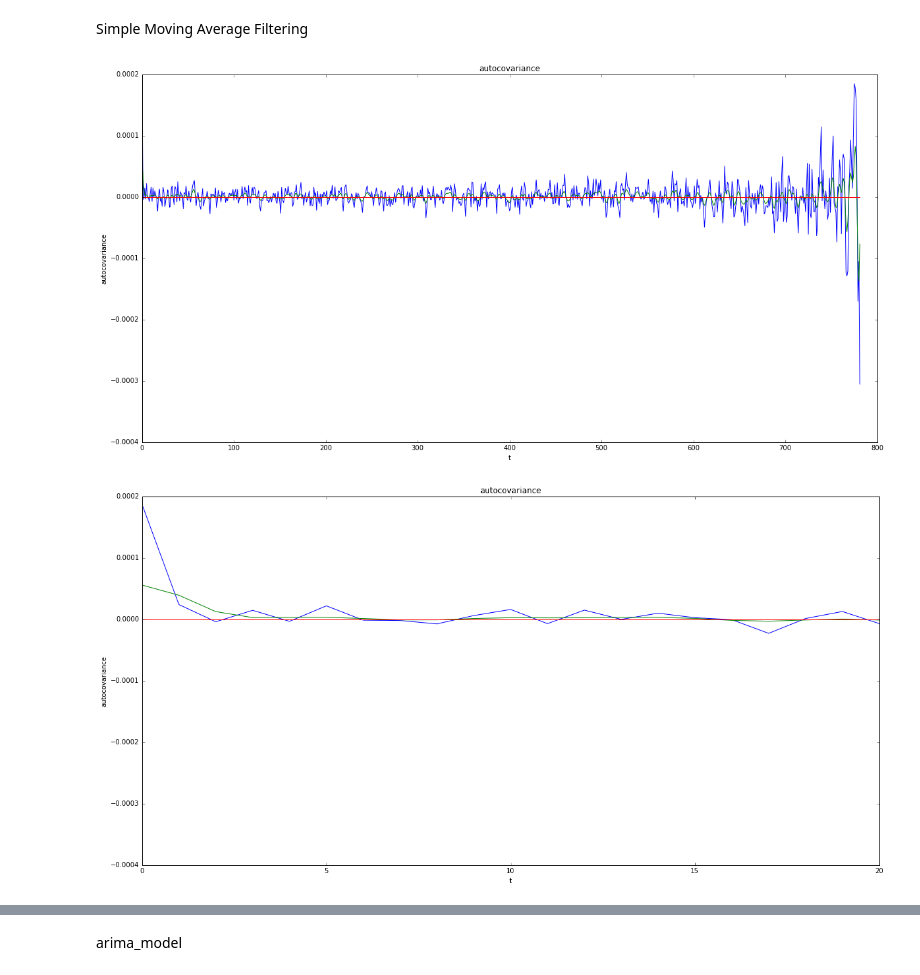
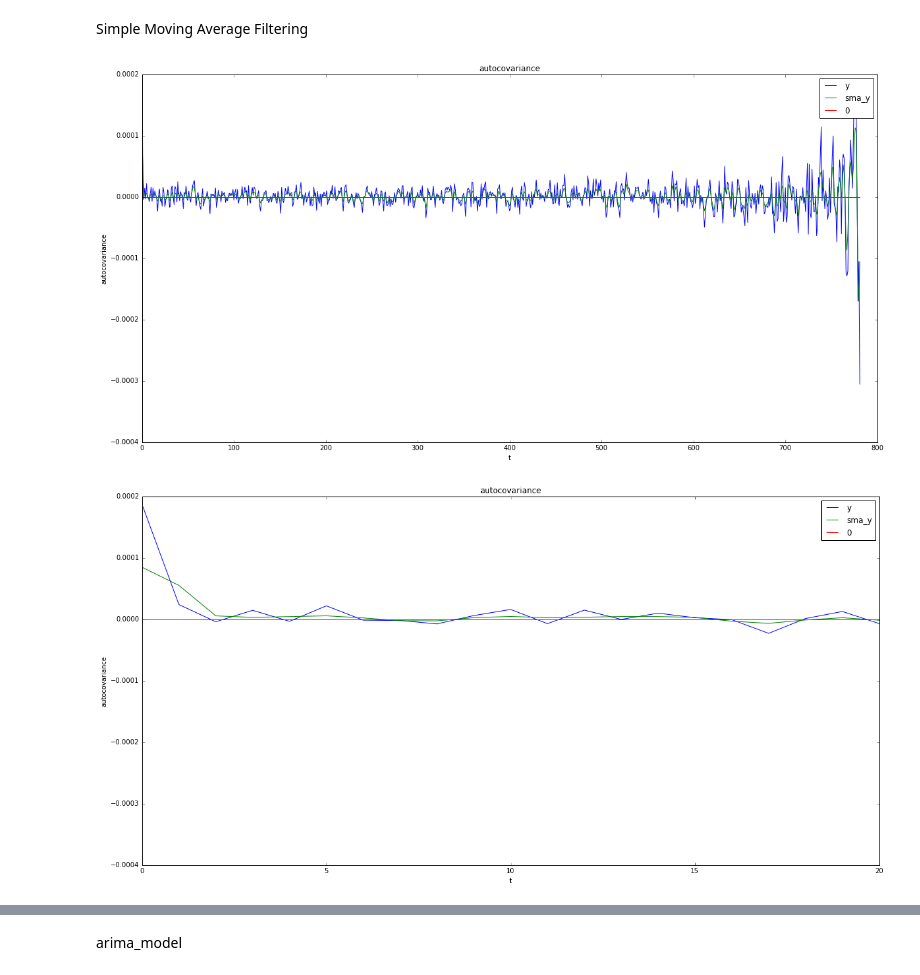
Before and after one commit to vipmax/PM, a Jupyter notebook: Task 3.ipynb, the cells around one changed output, grey strips where cells are left out. Cells and saved outputs as stored; diff of their text form; code cells hidden in the pictures.

```diff
--- a/Task 3.ipynb
+++ b/Task 3.ipynb
@@ -213,43 +213,46 @@ Simple Moving Average Filtering
 # %%
 from __future__ import division
 from numpy import linspace, loadtxt, ones, convolve
 import numpy as numpy
 
 
 def movingaverage(interval, window_size):
     window = numpy.ones(int(window_size))/float(window_size)
     return numpy.convolve(interval, window, 'same')
 
 
-sma_values = movingaverage(sma_values, 2)
-x = [i for i in range(0, len(sma_values) - 1)]
+x = [i for i in range(0, len(values) - 1)]
 y = autocov(values)
+
+sma_values = movingaverage(values, 2)
 sma_y = autocov(sma_values)
 
 
 plt.figure(figsize=(20, 10))
 plt.title('autocovariance')
 plt.xlabel('t')
 plt.ylabel('autocovariance')
-plt.plot(x, y, label="")
-plt.plot(x, sma_y, label="")
-plt.plot(x, [0 for i in range(0, len(sma_values) - 1)], label="")
+plt.plot(x, y, label="y")
+plt.plot(x, sma_y, label="sma_y")
+plt.plot(x, [0 for i in range(0, len(y))], label="0")
+plt.legend()
 plt.show()
 
 
 plt.figure(figsize=(20, 10))
 plt.title('autocovariance')
 plt.xlabel('t')
 plt.ylabel('autocovariance')
-plt.plot(x, y, label="")
-plt.plot(x, sma_y, label="")
-plt.plot(x, [0 for i in range(0, len(sma_values) - 1)], label="")
+plt.plot(x, y, label="y")
+plt.plot(x, sma_y, label="sma_y")
+plt.plot(x, [0 for i in range(0, len(y))], label="0")
+plt.legend()
 plt.xlim(0,20)
 
 plt.show()
 # %% [output]
-[figure, old version]
+[figure, new version]
-[figure, old version]
+[figure, new version]
 # %%
 taumax = 17
 ws = [i for i in np.arange(0, math.pi*5, 0.1)]
```
Also changed, not shown: parts of 6 cells of this notebook.
